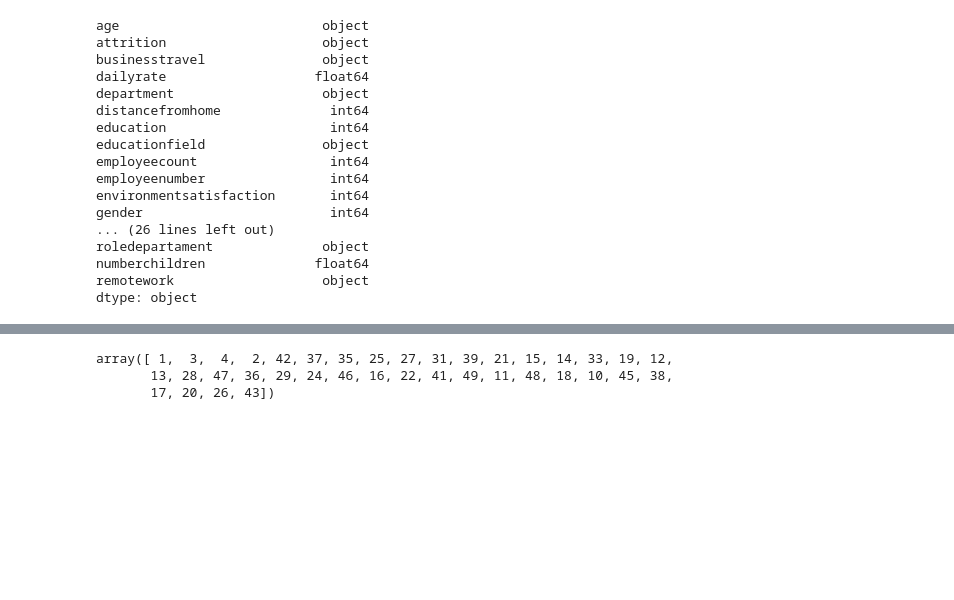
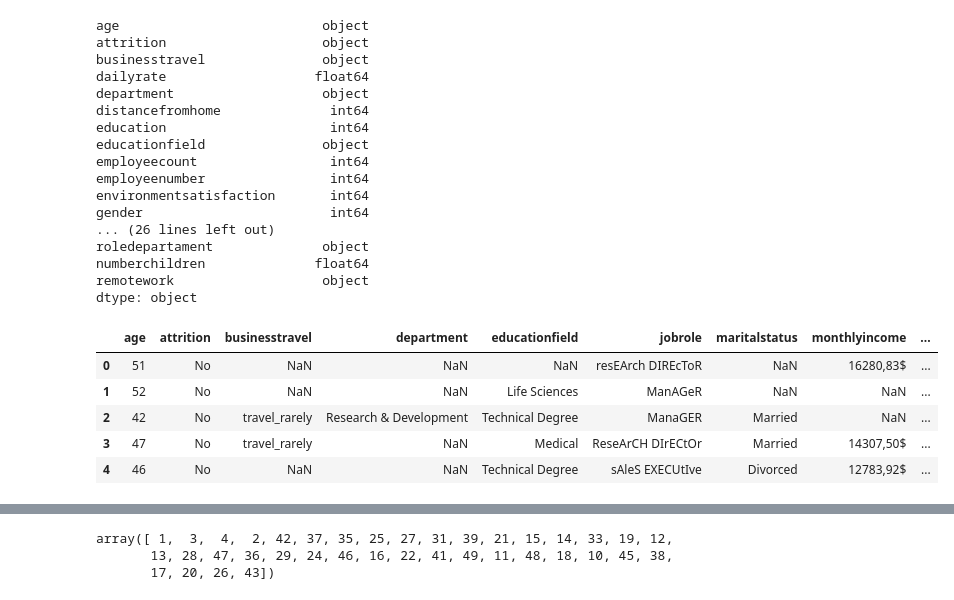
Before and after one commit to Iara-AC/project-da-promo-K-modulo-3-team-1, a Jupyter notebook: notebooks/conocer-datos.ipynb, the cells around one changed output, grey strips where cells are left out. Saved outputs shown, nothing was run; the diff lists cells and outputs as text; code cells hidden in the pictures; blank space fills up the shorter version.

```diff
--- a/notebooks/conocer-datos.ipynb
+++ b/notebooks/conocer-datos.ipynb
@@ -62,3 +139,14 @@ roledepartament              object
 numberchildren              float64
 remotework                   object
 dtype: object
+# %%
+# sacamos las columnas que son de tipo object (categóricas) de nuestro DataFrame usando el método '.select_dtypes()'
+df_cat = df.select_dtypes(include = "object")
+df_cat.head()
+# %% [output]
+|  | age | attrition | businesstravel | department | educationfield | jobrole | maritalstatus | monthlyincome | ... |
+| 0 | 51 | No | NaN | NaN | NaN | resEArch DIREcToR | NaN | 16280,83$ | ... |
+| 1 | 52 | No | NaN | NaN | Life Sciences | ManAGeR | NaN | NaN | ... |
+| 2 | 42 | No | travel_rarely | Research & Development | Technical Degree | ManaGER | Married | NaN | ... |
+| 3 | 47 | No | travel_rarely | NaN | Medical | ReseArCH DIrECtOr | Married | 14307,50$ | ... |
+| 4 | 46 | No | NaN | NaN | Technical Degree | sAleS EXECUtIve | Divorced | 12783,92$ | ... |
```
Also changed, not shown: parts of 14 cells of this notebook, 1 other file.
